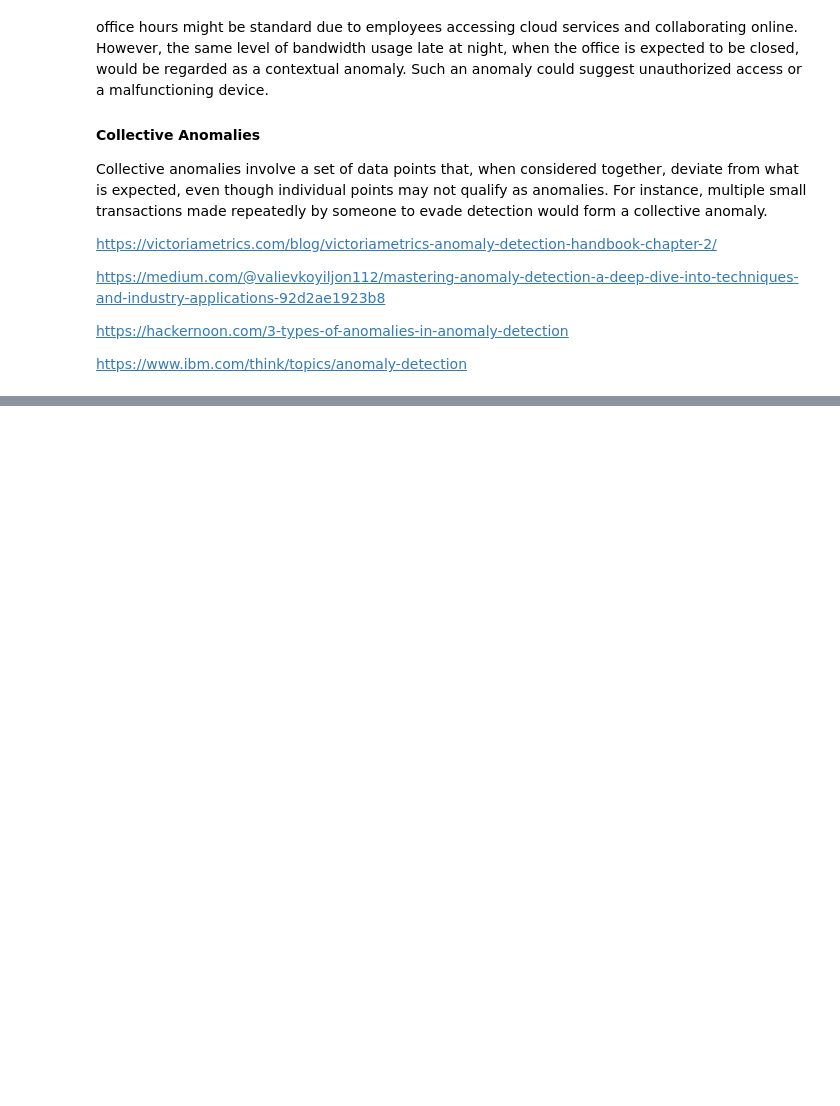
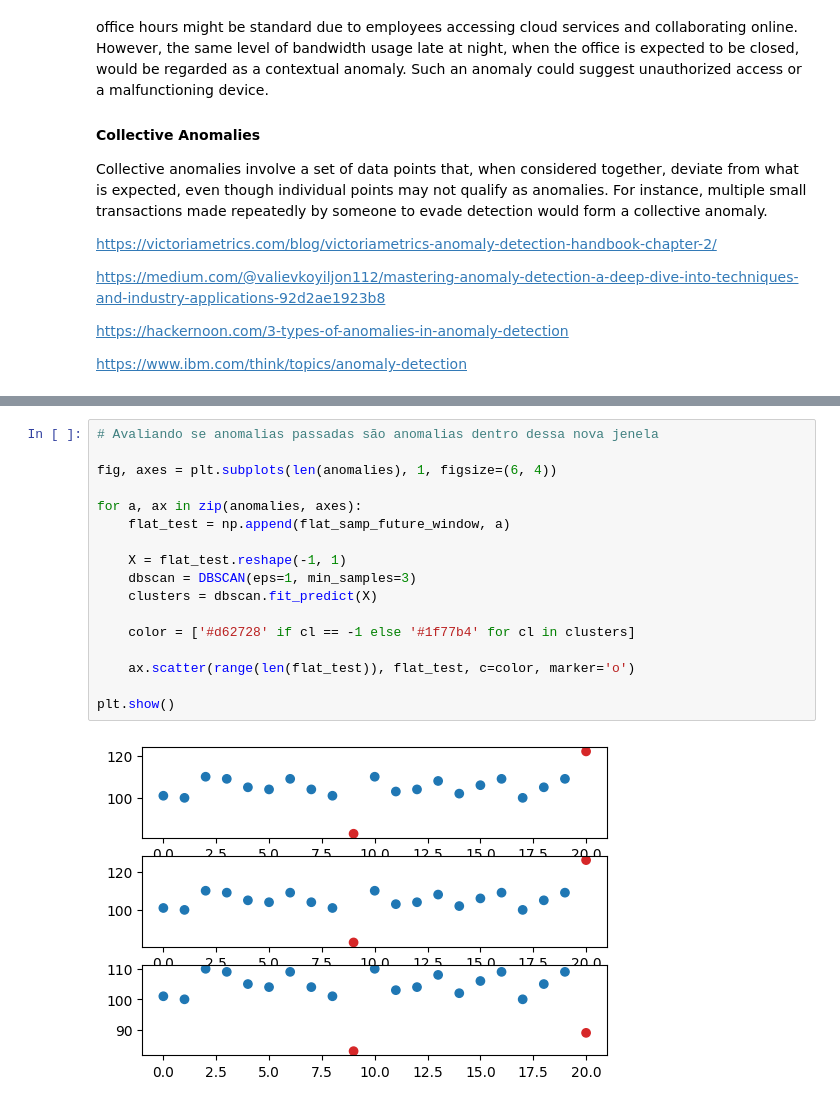
Before and after one commit to luizTavolaro/data-anomaly-and-drift-detection, a Jupyter notebook: Generate_Cold_Data.ipynb, the cells around one changed output, grey strips where cells are left out. Saved outputs shown, nothing was run; the diff lists cells and outputs as text; blank space fills up the shorter version.

```diff
--- a/Generate_Cold_Data.ipynb
+++ b/Generate_Cold_Data.ipynb
@@ -475,0 +501,19 @@ plt.show()
+# %%
+# Avaliando se anomalias passadas são anomalias dentro dessa nova jenela
+
+fig, axes = plt.subplots(len(anomalies), 1, figsize=(6, 4))
+
+for a, ax in zip(anomalies, axes):
+    flat_test = np.append(flat_samp_future_window, a)
+
+    X = flat_test.reshape(-1, 1)
+    dbscan = DBSCAN(eps=1, min_samples=3)
+    clusters = dbscan.fit_predict(X)
+
+    color = ['#d62728' if cl == -1 else '#1f77b4' for cl in clusters]
+
+    ax.scatter(range(len(flat_test)), flat_test, c=color, marker='o')
+
+plt.show()
+# %% [output]
+[figure, added]
```
Also changed, not shown: parts of 23 cells of this notebook.
